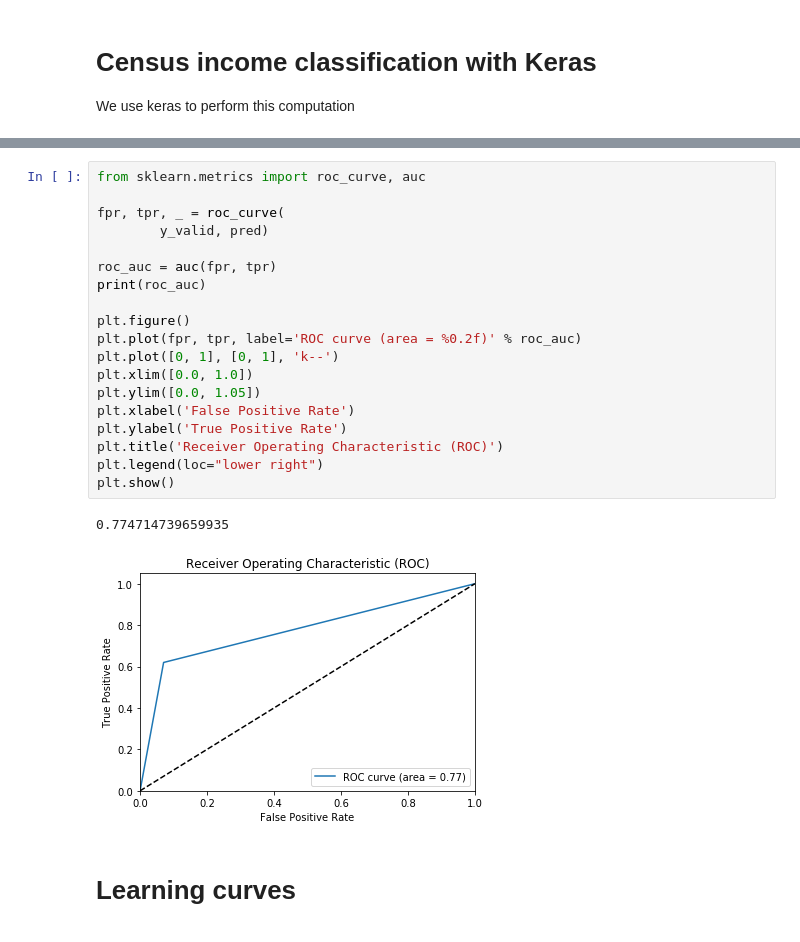
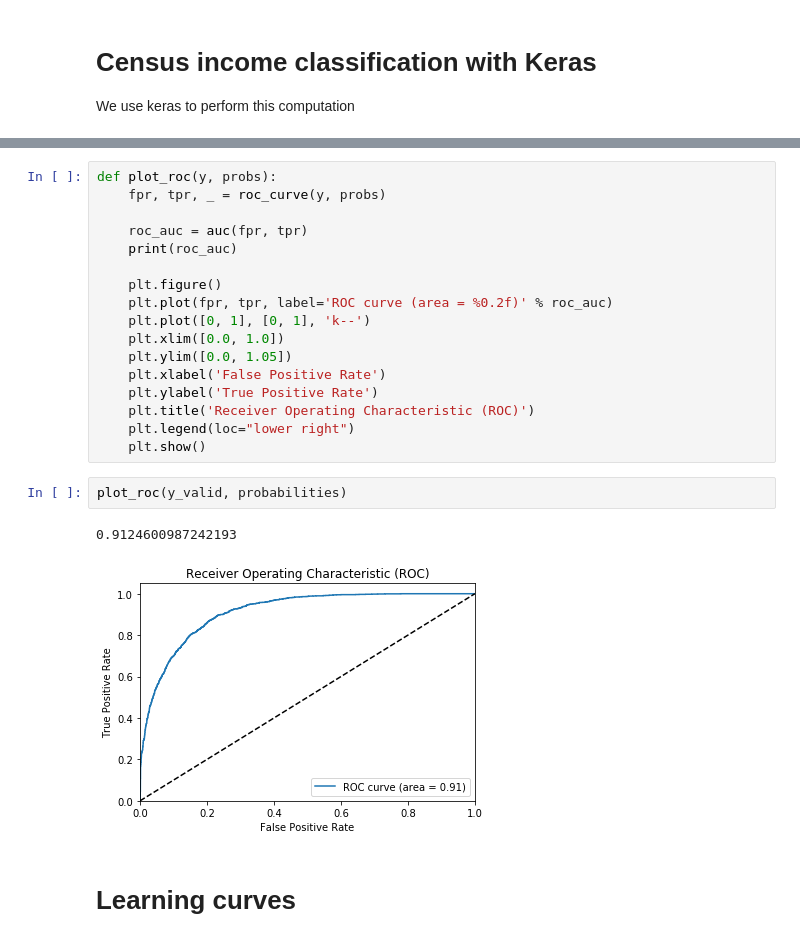
Before and after one commit to EthicalML/explainability-and-bias, a Jupyter notebook: KERAS CENSUS.ipynb, the cells around one changed output, grey strips where cells are left out. Cells and saved outputs as stored; diff of their text form.

```diff
--- a/KERAS CENSUS.ipynb
+++ b/KERAS CENSUS.ipynb
@@ -211,25 +206,25 @@ plt.show()
 # %%
-from sklearn.metrics import roc_curve, auc
+def plot_roc(y, probs):
+    fpr, tpr, _ = roc_curve(y, probs)
 
-fpr, tpr, _ = roc_curve(
-        y_valid, pred)
+    roc_auc = auc(fpr, tpr)
+    print(roc_auc)
 
-roc_auc = auc(fpr, tpr)
-print(roc_auc)
-
-plt.figure()
-plt.plot(fpr, tpr, label='ROC curve (area = %0.2f)' % roc_auc)
-plt.plot([0, 1], [0, 1], 'k--')
-plt.xlim([0.0, 1.0])
-plt.ylim([0.0, 1.05])
-plt.xlabel('False Positive Rate')
-plt.ylabel('True Positive Rate')
-plt.title('Receiver Operating Characteristic (ROC)')
-plt.legend(loc="lower right")
-plt.show()
+    plt.figure()
+    plt.plot(fpr, tpr, label='ROC curve (area = %0.2f)' % roc_auc)
+    plt.plot([0, 1], [0, 1], 'k--')
+    plt.xlim([0.0, 1.0])
+    plt.ylim([0.0, 1.05])
+    plt.xlabel('False Positive Rate')
+    plt.ylabel('True Positive Rate')
+    plt.title('Receiver Operating Characteristic (ROC)')
+    plt.legend(loc="lower right")
+    plt.show()
-# %% [output]
-0.774714739659935
-[figure, removed]
+# %%
+plot_roc(y_valid, probabilities)
+# %% [output]
+0.9124600987242193
+[figure, added]
 # %% [markdown]
 # Learning curves
 # %%
```
Also changed, not shown: parts of 17 cells of this notebook, 1 other file.
